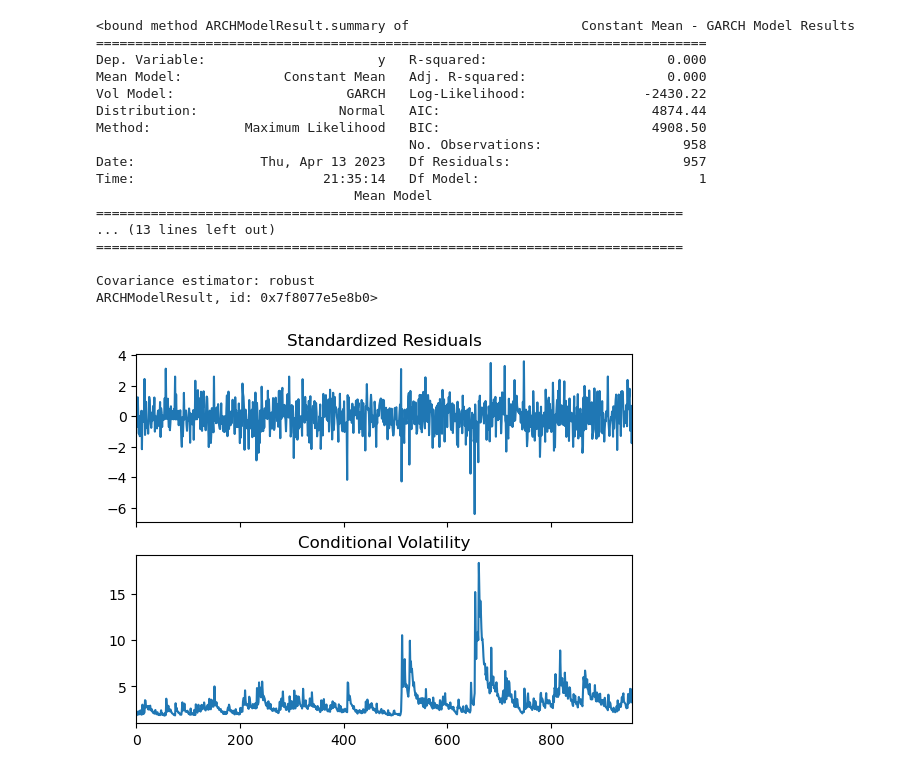
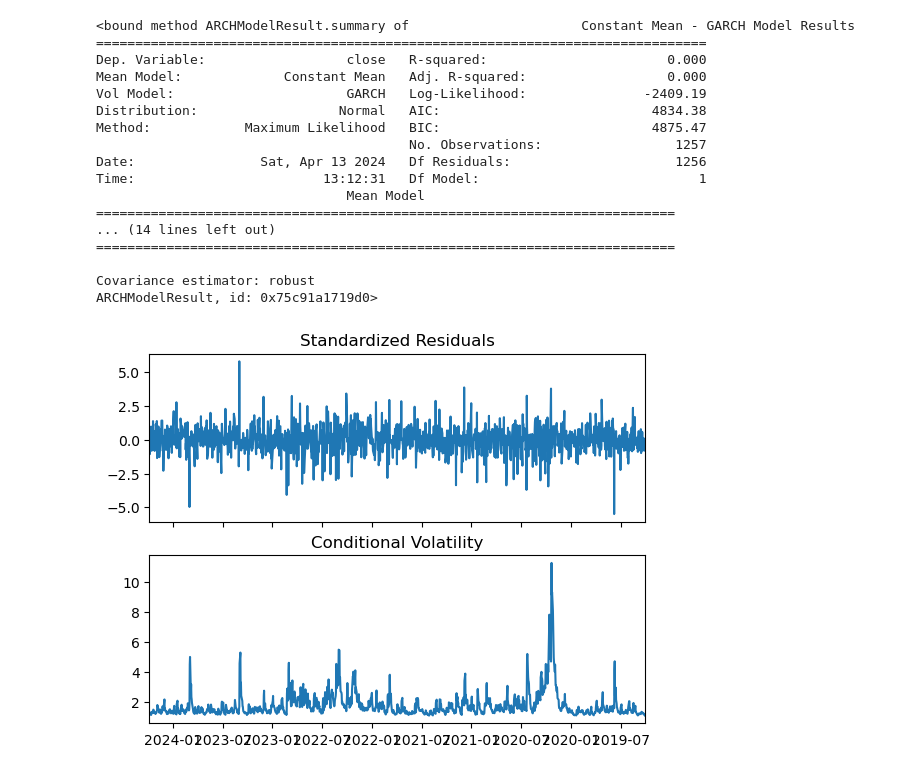
Before and after one commit to charlieromano/TimeSeries, a Jupyter notebook: Scripts/GARCH_example.ipynb, the cells around one changed output. Saved outputs shown, nothing was run; the diff lists cells and outputs as text; code cells hidden in the pictures.

Commit message:
update GARCH example

```diff
--- a/Scripts/GARCH_example.ipynb
+++ b/Scripts/GARCH_example.ipynb
@@ -7,6 +8,8 @@ from statsmodels.graphics.gofplots import qqplot
 import arch
 # %%
-data = pd.read_csv('../Datasets/YPFD.2000.2021.csv', index_col=0, usecols=[1, 2], parse_dates=True)
-data = data.loc[data.ultimoPrecio>0]
+data = pd.read_csv('../Datasets/starbucks.csv', index_col=0, usecols=[0,1], parse_dates=True)#(, index_col=0, usecols=[0,1], parse_dates=True)
+data.columns = ['close']
+# data = data.loc[data.ultimoPrecio>0]
+# data = data.iloc[:650]
 data.head()
 # %% [output]
@@ -25,6 +28,7 @@ data.plot()
 # %%
-precio = data.ultimoPrecio.values[::-1]
-r_t = (np.log(precio[1:]) - np.log(precio[:-1]))*100
+precio = data.close
+log_precio = np.log(precio)
+r_t = 100*log_precio.diff(1).dropna() #drop first element (is NaN)
 fig, ax = plt.subplots(1,2, figsize = (14,5))
 ax[0].plot(r_t)
 ax[0].set_title('Rendimiento')
@@ -44,8 +59,9 @@ plot_pacf(r_t ** 2, zero=False, title='PACF de $r_t^2$', method='ywm', ax=ax[1,1
 # %%
-# Mirando las PACF de r^2 podemos sugerir que r^2 sigue un modelo ARMA(2,3), con lo cual la varianza
-# condicional va a seguir un modelo GARCH(2,3)
-garch = arch.arch_model(r_t[:-10], vol='garch', p=1, q=4, o=0, power=2)
+# Si r^2 sigue un ARMA(max(p, q),p) ==> r sigue un GARCH (p,q)
+# Mirando las PACF de r^2 podemos sugerir que max(p,q)=3, por lo que q<=2
+# Podemos proponer un GARCH(3,3)
+garch = arch.arch_model(r_t, vol='Garch', p=3, q=3)
 garch_fitted = garch.fit()
-garch_fitted.plot();
+garch_fitted.plot()
 garch_fitted.summary
 # %% [output]
@@ -71,18 +88,18 @@ Optimization terminated successfully    (Exit mode 0)
 <bound method ARCHModelResult.summary of                      Constant Mean - GARCH Model Results
 ==============================================================================
-Dep. Variable:                      y   R-squared:                       0.000
+Dep. Variable:                  close   R-squared:                       0.000
 Mean Model:             Constant Mean   Adj. R-squared:                  0.000
-Vol Model:                      GARCH   Log-Likelihood:               -2430.22
-Distribution:                  Normal   AIC:                           4874.44
-Method:            Maximum Likelihood   BIC:                           4908.50
-                                        No. Observations:                  958
-Date:                Thu, Apr 13 2023   Df Residuals:                      957
-Time:                        21:35:14   Df Model:                            1
-                                 Mean Model
-===========================================================================
-... (13 lines left out)
-===========================================================================
+Vol Model:                      GARCH   Log-Likelihood:               -2409.19
+Distribution:                  Normal   AIC:                           4834.38
+Method:            Maximum Likelihood   BIC:                           4875.47
+                                        No. Observations:                 1257
+Date:                Sat, Apr 13 2024   Df Residuals:                     1256
+Time:                        13:12:31   Df Model:                            1
+                                Mean Model
+==========================================================================
+... (14 lines left out)
+==========================================================================
 
 Covariance estimator: robust
-ARCHModelResult, id: 0x7f8077e5e8b0>
+ARCHModelResult, id: 0x75c91a1719d0>
-[figure, old version]
+[figure, new version]
```
Also changed, not shown: parts of 15 cells of this notebook.
